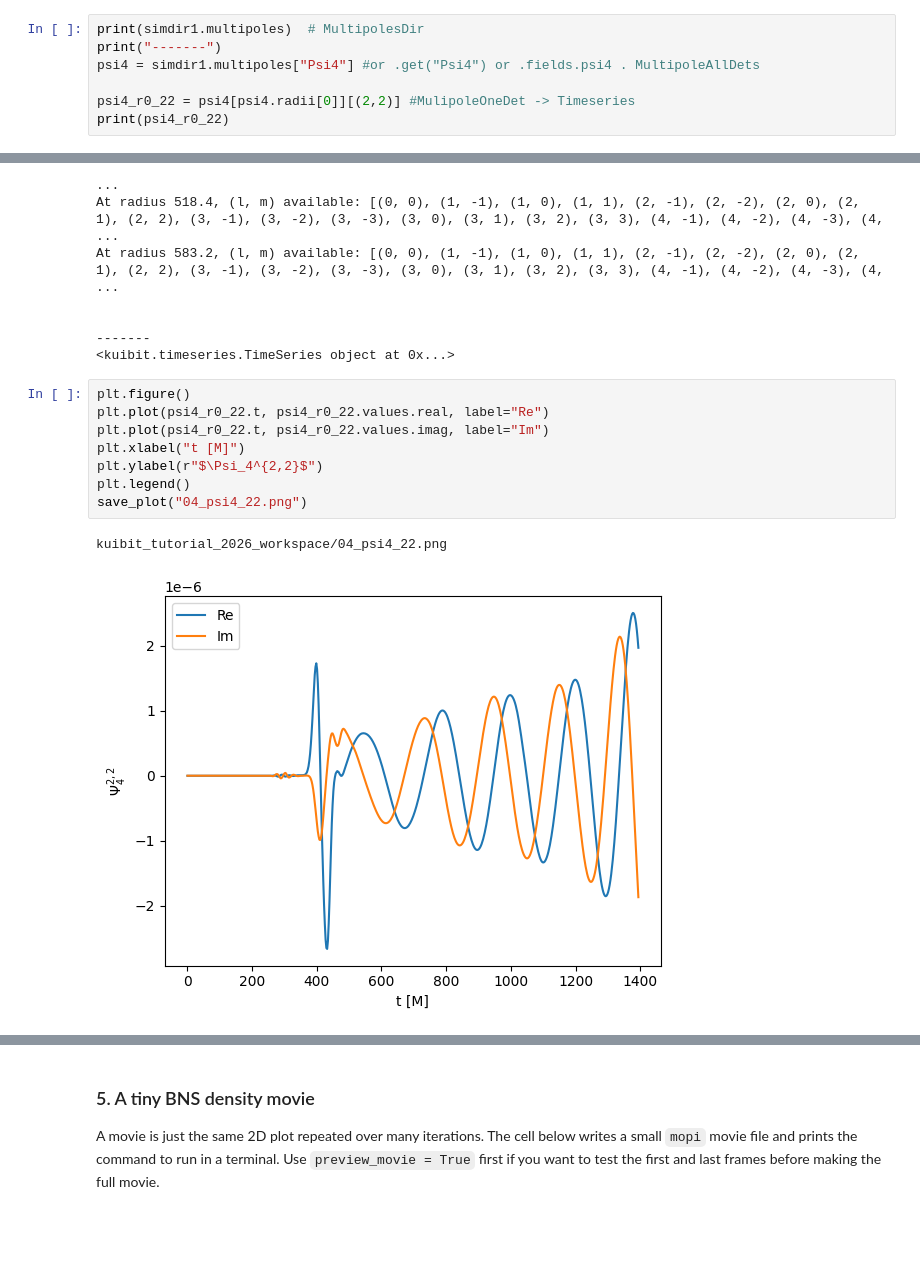
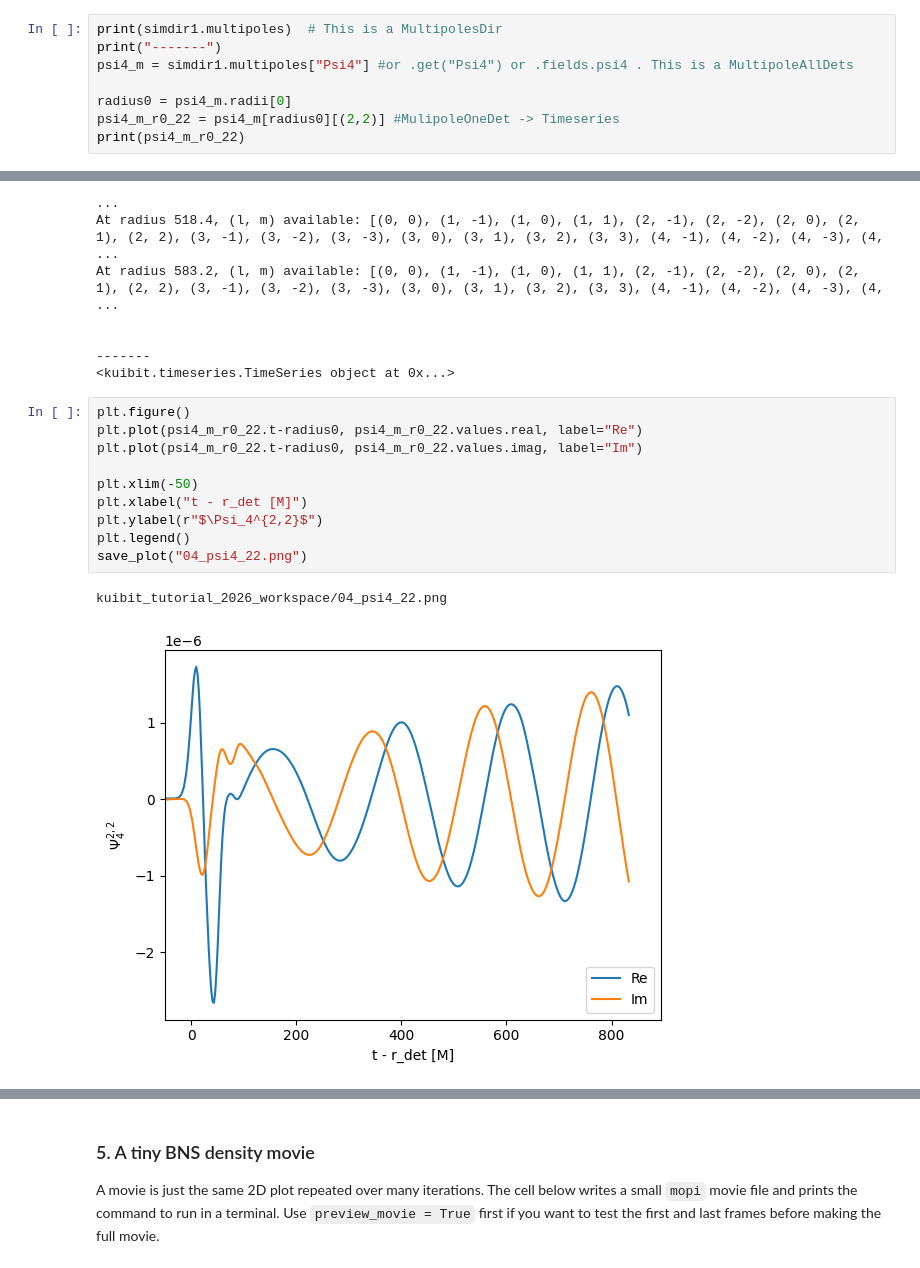
Before and after one commit to Jimbo-Coder/kuibit-tutorial-etksums, a Jupyter notebook: notebooks/01_kuibit2026tutorial.ipynb, the cells around one changed output, grey strips where cells are left out. Saved outputs shown, nothing was run; the diff lists cells and outputs as text; blank space fills up the shorter version.

```diff
--- a/notebooks/01_kuibit2026tutorial.ipynb
+++ b/notebooks/01_kuibit2026tutorial.ipynb
@@ -250,12 +258,13 @@ kuibit_tutorial_2026_workspace/03_rho_xy.png
 
 Multipole output is time series data decomposed into spherical-harmonic modes. For gravitational waves we usually start with Psi4, then use fixed-frequency integration to estimate strain.
 # %%
-print(simdir1.multipoles)  # MultipolesDir
+print(simdir1.multipoles)  # This is a MultipolesDir
 print("-------")
-psi4 = simdir1.multipoles["Psi4"] #or .get("Psi4") or .fields.psi4 . MultipoleAllDets
+psi4_m = simdir1.multipoles["Psi4"] #or .get("Psi4") or .fields.psi4 . This is a MultipoleAllDets
 
-psi4_r0_22 = psi4[psi4.radii[0]][(2,2)] #MulipoleOneDet -> Timeseries
-print(psi4_r0_22)
+radius0 = psi4_m.radii[0]
+psi4_m_r0_22 = psi4_m[radius0][(2,2)] #MulipoleOneDet -> Timeseries
+print(psi4_m_r0_22)
 # %% [output]
 Variables available: dict_keys(['psi4'])
 For variable psi4:
@@ -272,15 +281,17 @@ At radius 583.2, (l, m) available: [(0, 0), (1, -1), (1, 0), (1, 1), (2, -1), (2
 <kuibit.timeseries.TimeSeries object at 0x...>
 # %%
 plt.figure()
-plt.plot(psi4_r0_22.t, psi4_r0_22.values.real, label="Re")
-plt.plot(psi4_r0_22.t, psi4_r0_22.values.imag, label="Im")
-plt.xlabel("t [M]")
+plt.plot(psi4_m_r0_22.t-radius0, psi4_m_r0_22.values.real, label="Re")
+plt.plot(psi4_m_r0_22.t-radius0, psi4_m_r0_22.values.imag, label="Im")
+
+plt.xlim(-50)
+plt.xlabel("t - r_det [M]")
 plt.ylabel(r"$\Psi_4^{2,2}$")
 plt.legend()
 save_plot("04_psi4_22.png")
 # %% [output]
 kuibit_tutorial_2026_workspace/04_psi4_22.png
-[figure, old version]
+[figure, new version]
 # %%
 # Kuibit can integrate Psi4 twice to get strain.
 # pcut is the fixed-frequency-integration cutoff period; choose it with physics in mind.
```
Also changed, not shown: parts of 10 cells of this notebook.
